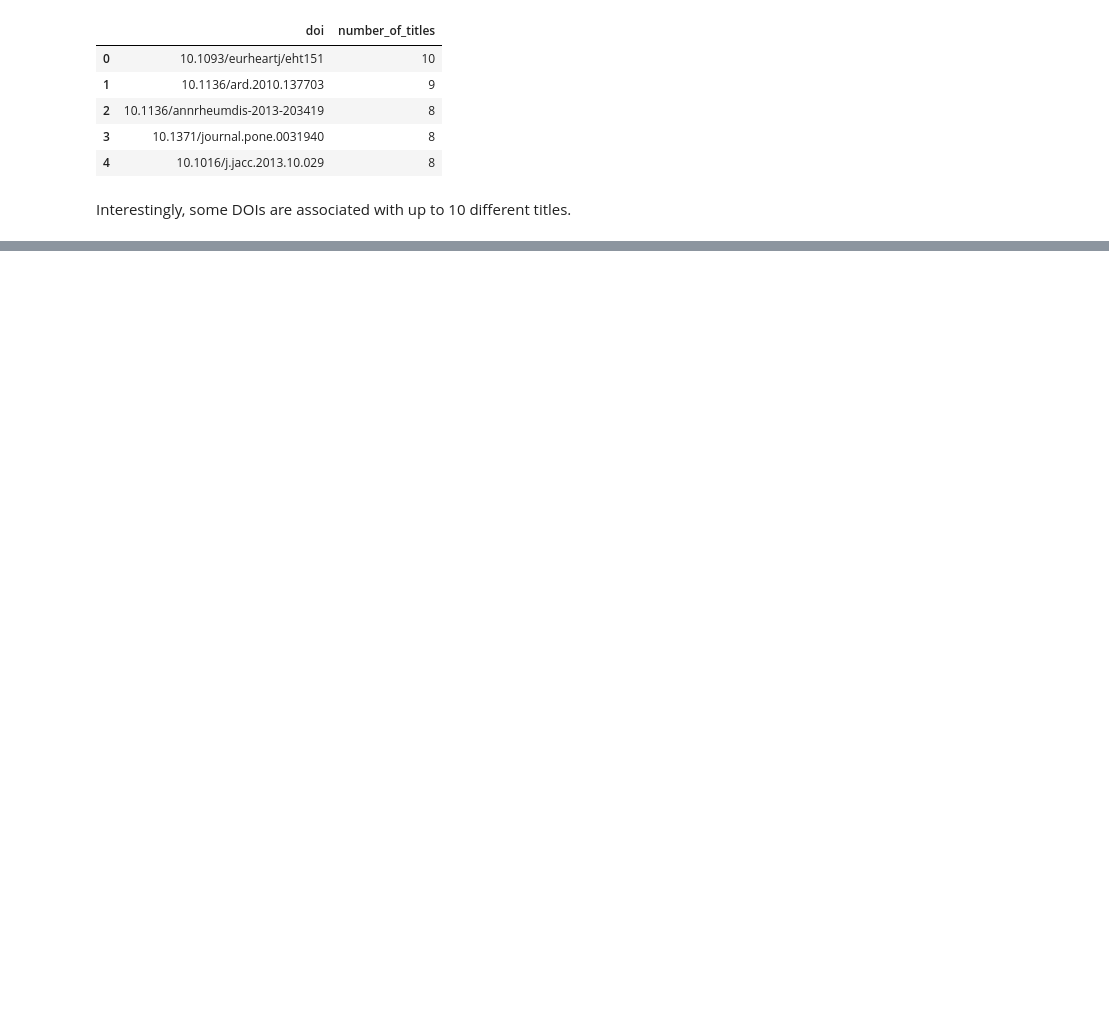
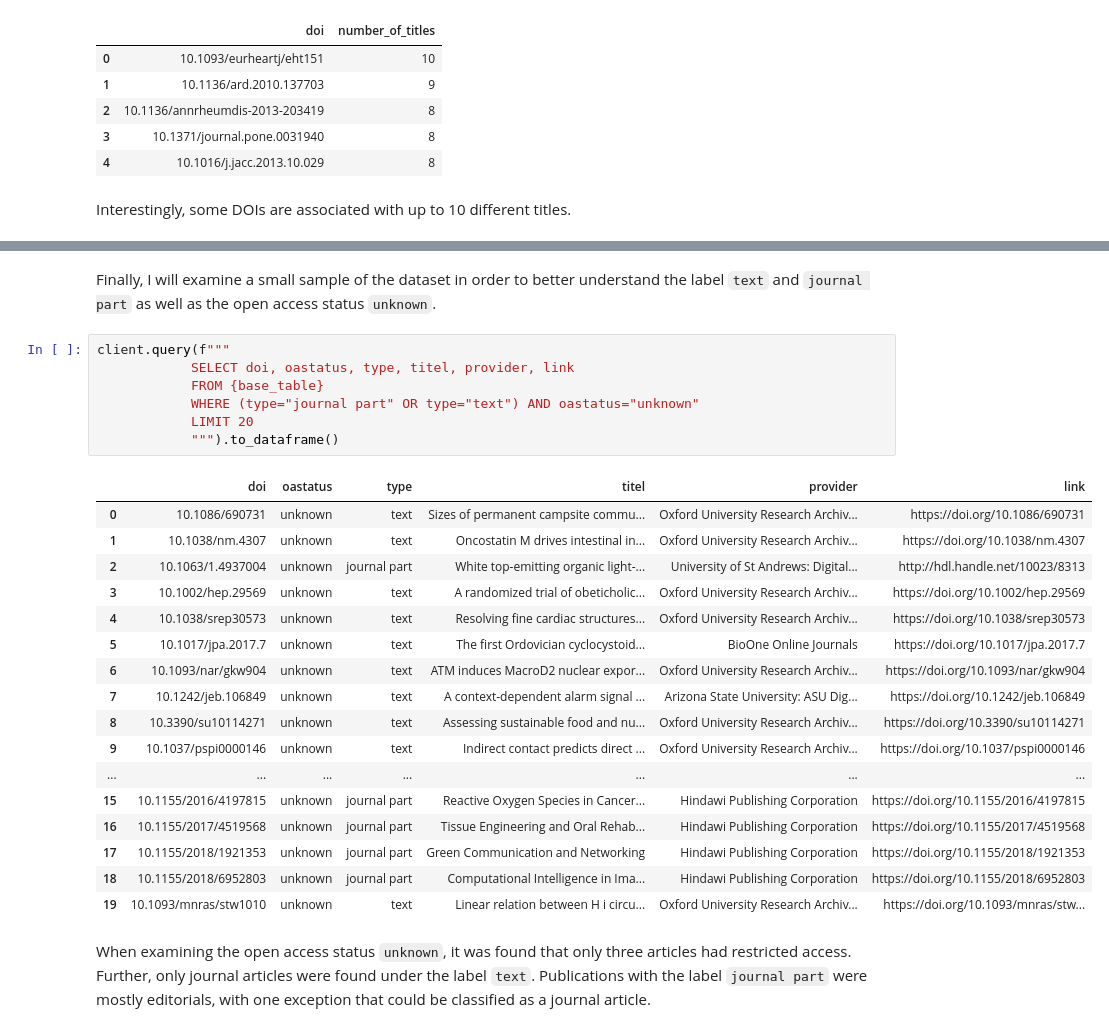
Before and after one commit to naustica/base_dois, a Jupyter notebook: base_dois_overview.ipynb, the cells around one changed output, grey strips where cells are left out. Cells and saved outputs as stored; diff of their text form; blank space fills up the shorter version.

Commit message:
update text

```diff
--- a/base_dois_overview.ipynb
+++ b/base_dois_overview.ipynb
@@ -428,0 +506,29 @@ On average, one title is associated with a DOI in the dataset. This means that i
+# %% [markdown]
+Finally, I will examine a small sample of the dataset in order to better understand the label `text` and `journal part` as well as the open access status `unknown`.
+# %%
+client.query(f"""
+            SELECT doi, oastatus, type, titel, provider, link
+            FROM {base_table}
+            WHERE (type="journal part" OR type="text") AND oastatus="unknown"
+            LIMIT 20
+            """).to_dataframe()
+# %% [output]
+|  | doi | oastatus | type | titel | provider | link |
+| 0 | 10.1086/690731 | unknown | text | Sizes of permanent campsite commu... | Oxford University Research Archiv... | https://doi.org/10.1086/690731 |
+| 1 | 10.1038/nm.4307 | unknown | text | Oncostatin M drives intestinal in... | Oxford University Research Archiv... | https://doi.org/10.1038/nm.4307 |
+| 2 | 10.1063/1.4937004 | unknown | journal part | White top-emitting organic light-... | University of St Andrews: Digital... | http://hdl.handle.net/10023/8313 |
+| 3 | 10.1002/hep.29569 | unknown | text | A randomized trial of obeticholic... | Oxford University Research Archiv... | https://doi.org/10.1002/hep.29569 |
+| 4 | 10.1038/srep30573 | unknown | text | Resolving fine cardiac structures... | Oxford University Research Archiv... | https://doi.org/10.1038/srep30573 |
+| 5 | 10.1017/jpa.2017.7 | unknown | text | The first Ordovician cyclocystoid... | BioOne Online Journals | https://doi.org/10.1017/jpa.2017.7 |
+| 6 | 10.1093/nar/gkw904 | unknown | text | ATM induces MacroD2 nuclear expor... | Oxford University Research Archiv... | https://doi.org/10.1093/nar/gkw904 |
+| 7 | 10.1242/jeb.106849 | unknown | text | A context-dependent alarm signal ... | Arizona State University: ASU Dig... | https://doi.org/10.1242/jeb.106849 |
+| 8 | 10.3390/su10114271 | unknown | text | Assessing sustainable food and nu... | Oxford University Research Archiv... | https://doi.org/10.3390/su10114271 |
+| 9 | 10.1037/pspi0000146 | unknown | text | Indirect contact predicts direct ... | Oxford University Research Archiv... | https://doi.org/10.1037/pspi0000146 |
+| ... | ... | ... | ... | ... | ... | ... |
+| 15 | 10.1155/2016/4197815 | unknown | journal part | Reactive Oxygen Species in Cancer... | Hindawi Publishing Corporation | https://doi.org/10.1155/2016/4197815 |
+| 16 | 10.1155/2017/4519568 | unknown | journal part | Tissue Engineering and Oral Rehab... | Hindawi Publishing Corporation | https://doi.org/10.1155/2017/4519568 |
+| 17 | 10.1155/2018/1921353 | unknown | journal part | Green Communication and Networking | Hindawi Publishing Corporation | https://doi.org/10.1155/2018/1921353 |
+| 18 | 10.1155/2018/6952803 | unknown | journal part | Computational Intelligence in Ima... | Hindawi Publishing Corporation | https://doi.org/10.1155/2018/6952803 |
+| 19 | 10.1093/mnras/stw1010 | unknown | text | Linear relation between H i circu... | Oxford University Research Archiv... | https://doi.org/10.1093/mnras/stw... |
+# %% [markdown]
+When examining the open access status `unknown`, it was found that only three articles had restricted access. Further, only journal articles were found under the label `text`. Publications with the label `journal part` were mostly editorials, with one exception that could be classified as a journal article.
```
Also changed, not shown: parts of 14 cells of this notebook.
